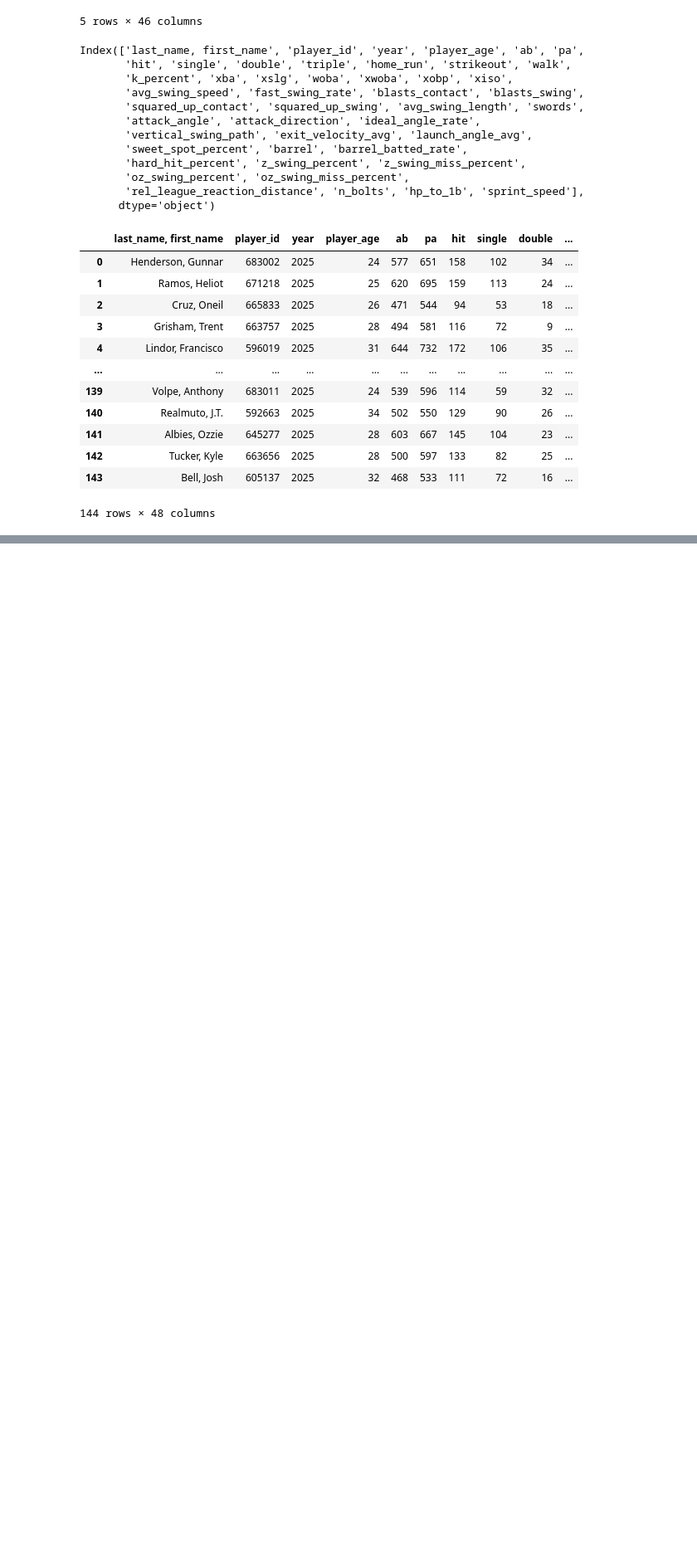
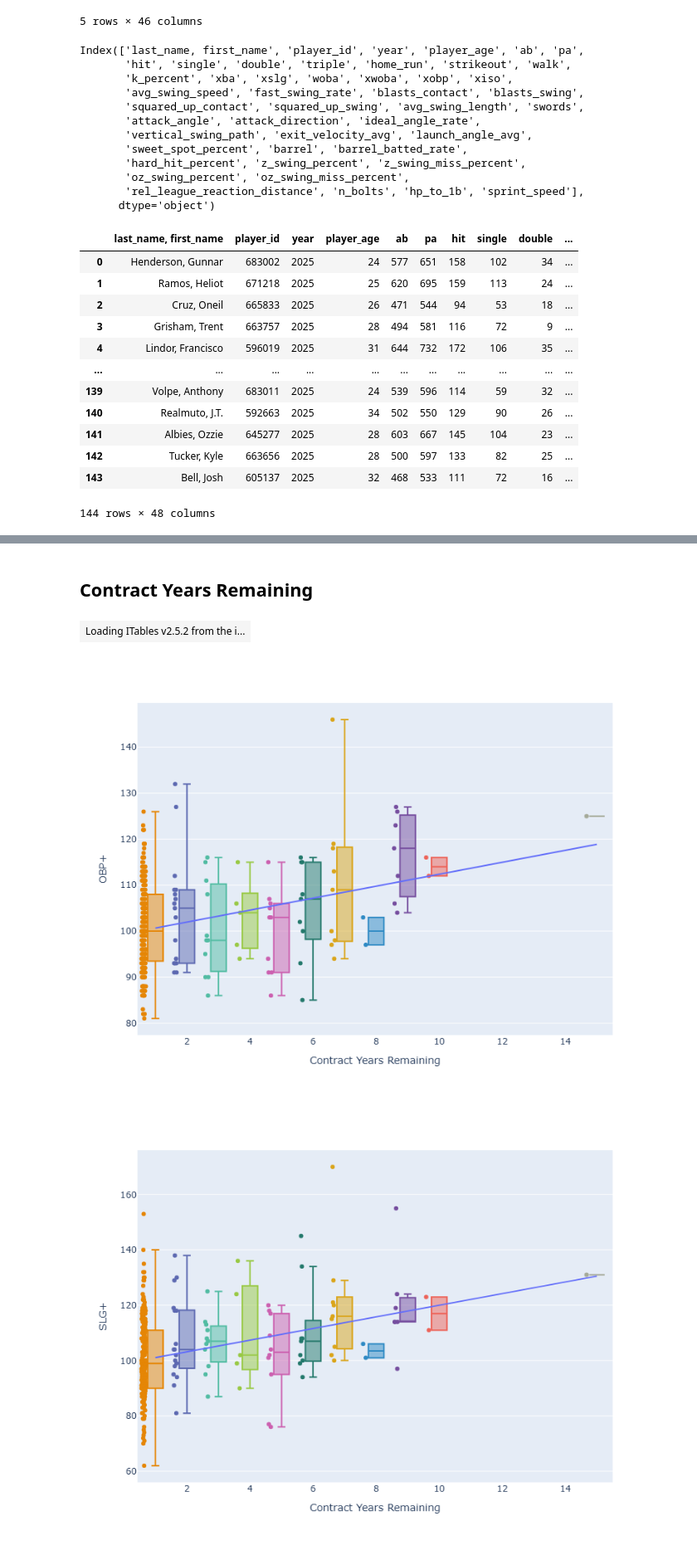
Before and after one commit to josephmadigan-alt/DATA101FINAL-MLB, a Jupyter notebook: MLB External Variable Analysis.ipynb, the cells around one changed output, grey strips where cells are left out. Shown at 83% size. Drawn from its saved outputs; the diff is of its cells as text; code cells hidden in the pictures; blank space fills up the shorter version.

```diff
--- a/MLB External Variable Analysis.ipynb
+++ b/MLB External Variable Analysis.ipynb
@@ -784,0 +754,31 @@ fig.show()
+# %% [markdown]
+## Contract Years Remaining
+# %%
+# merging the data sets for easier graphing
+contractDF = contractyearsDF.merge(plus_df, how='left', left_on='Player', right_on='Name')[['Player', 'Contract Years Remaining', 'OBP+', 'SLG+', 'wRC+']].sort_values(by='Contract Years Remaining', ascending=True)
+# adding predicted linear regression for each
+contractOBPLR = LinearRegression().fit(contractDF['Contract Years Remaining'].values.reshape(-1, 1), contractDF['OBP+'].values)
+contractSLGLR = LinearRegression().fit(contractDF['Contract Years Remaining'].values.reshape(-1, 1), contractDF['SLG+'].values)
+contractWRCLR = LinearRegression().fit(contractDF['Contract Years Remaining'].values.reshape(-1, 1), contractDF['wRC+'].values)
+contractDF['Predicted OBP+'] = contractOBPLR.coef_ * contractDF['Contract Years Remaining'] + contractOBPLR.intercept_
+contractDF['Predicted SLG+'] = contractSLGLR.coef_ * contractDF['Contract Years Remaining'] + contractSLGLR.intercept_
+contractDF['Predicted wRC+'] = contractWRCLR.coef_ * contractDF['Contract Years Remaining'] + contractWRCLR.intercept_
+show(contractDF)
+# %% [output]
+| Loading ITables v2.5.2 from the i... |
+# %%
+contractobpbox = px.box(contractDF, x='Contract Years Remaining', y='OBP+', points='all', color='Contract Years Remaining', color_discrete_sequence= px.colors.qualitative.Vivid, width=800, height=600)
+contractobpbox.update_layout(showlegend=False)
+contractobpbox.add_trace(px.line(contractDF, x='Contract Years Remaining', y='Predicted OBP+').data[0])
+contractslgbox = px.box(contractDF, x='Contract Years Remaining', y='SLG+', points='all', color='Contract Years Remaining', color_discrete_sequence= px.colors.qualitative.Vivid, width=800, height=600)
+contractslgbox.update_layout(showlegend=False)
+contractslgbox.add_trace(px.line(contractDF, x='Contract Years Remaining', y='Predicted SLG+').data[0])
+contractwrcbox = px.box(contractDF, x='Contract Years Remaining', y='wRC+', points='all', color='Contract Years Remaining', color_discrete_sequence= px.colors.qualitative.Vivid, width=800, height=600)
+contractwrcbox.update_layout(showlegend=False)
+contractwrcbox.add_trace(px.line(contractDF, x='Contract Years Remaining', y='Predicted wRC+').data[0])
+contractobpbox.show()
+contractslgbox.show()
+contractwrcbox.show()
+# %% [output]
+[figure, added]
+[figure, added]
```
Also changed, not shown: parts of 29 cells of this notebook, 1 other file.
